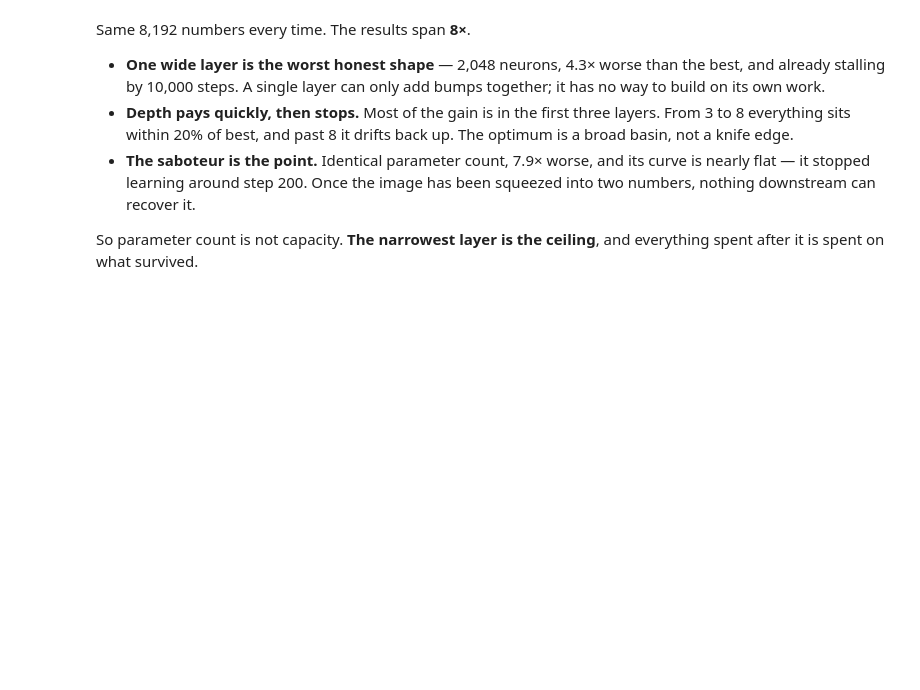
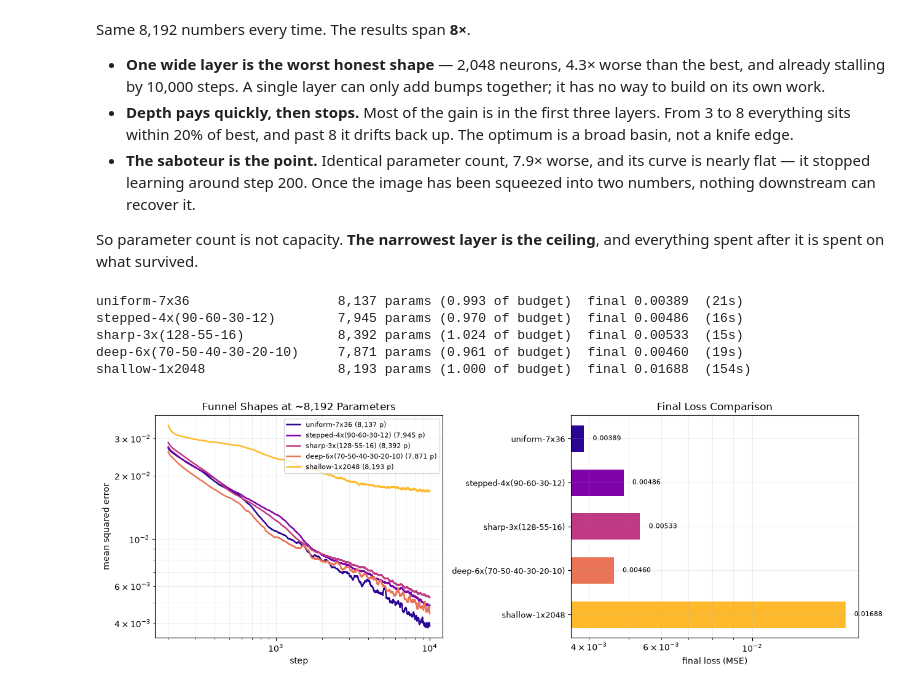
Before and after one commit to John-Anthony-Heaney/graft, a Jupyter notebook: Book.ipynb, the cells around one changed output. Cells and saved outputs as stored; diff of their text form; code cells hidden in the pictures; blank space fills up the shorter version.

```diff
--- a/Book.ipynb
+++ b/Book.ipynb
@@ -69,3 +84,16 @@ Same 8,192 numbers every time. The results span **8×**.
 
 So parameter count is not capacity. **The narrowest layer is the ceiling**, and
 everything spent after it is spent on what survived.
+# %%
+# Run 10,000 steps on each funnel model (~8,192 params)
+runs = funnel_budget_sweep(steps=10_000)
+
+# Display the loss comparison curves and bar chart
+show_funnel_sweep(runs)
+# %% [output]
+uniform-7x36                   8,137 params (0.993 of budget)  final 0.00389  (21s)
+stepped-4x(90-60-30-12)        7,945 params (0.970 of budget)  final 0.00486  (16s)
+sharp-3x(128-55-16)            8,392 params (1.024 of budget)  final 0.00533  (15s)
+deep-6x(70-50-40-30-20-10)     7,871 params (0.961 of budget)  final 0.00460  (19s)
+shallow-1x2048                 8,193 params (1.000 of budget)  final 0.01688  (154s)
+[figure, added]
```
Also changed, not shown: parts of 4 cells of this notebook.
